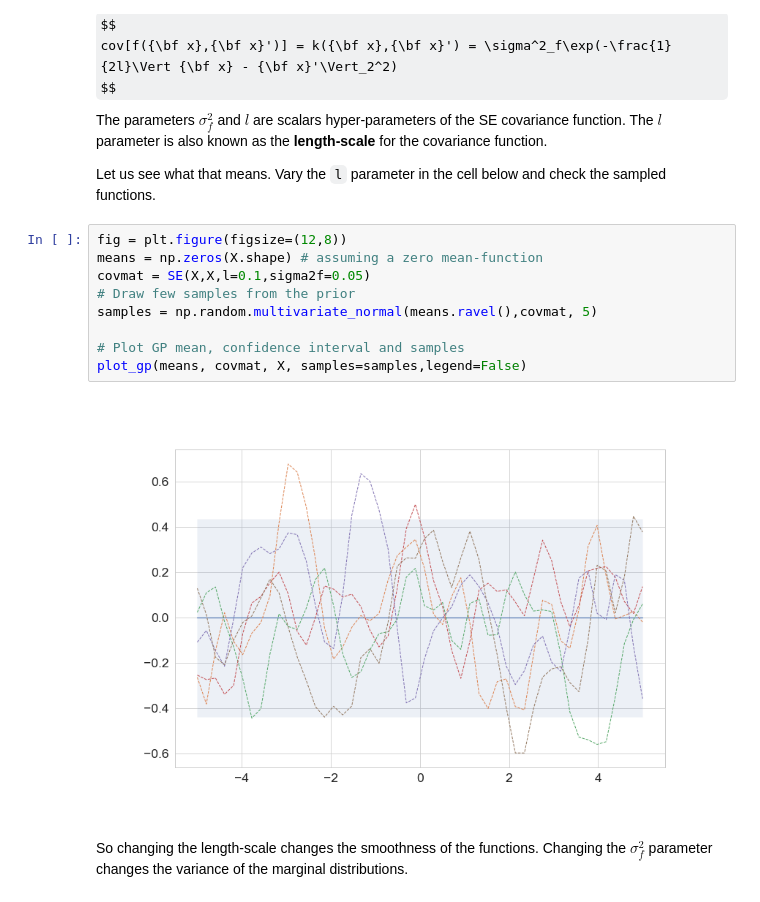
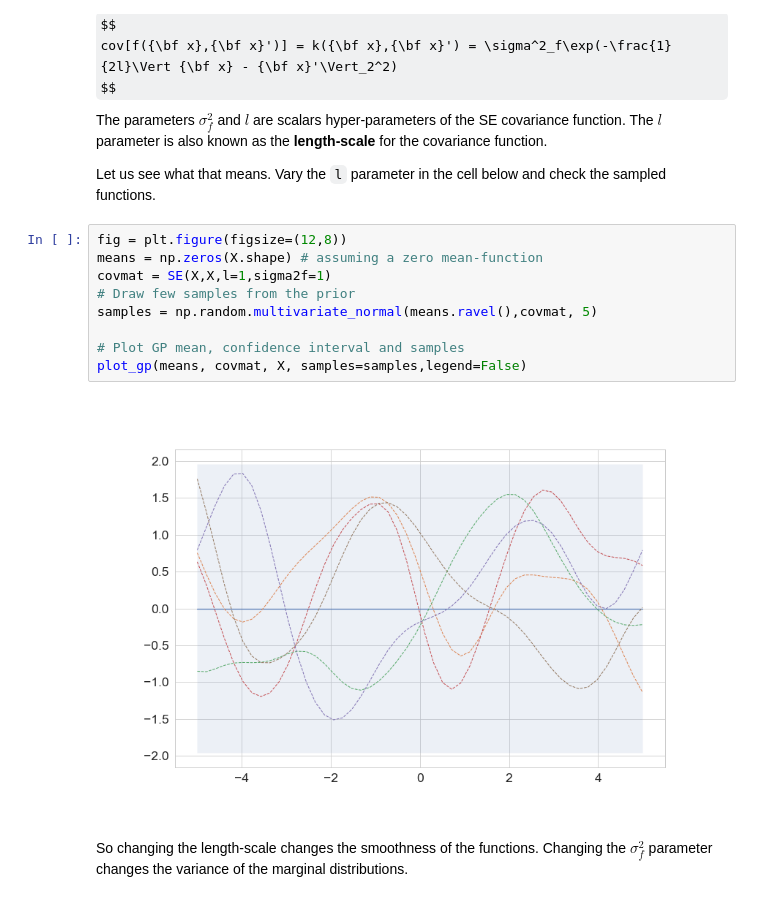
Before and after one commit to ubdsgroup/mladvanced-notebooks, a Jupyter notebook: GaussianProcesses.ipynb, the cells around one changed output. Saved outputs shown, nothing was run; the diff lists cells and outputs as text; some formulas as TeX source.

```diff
--- a/GaussianProcesses.ipynb
+++ b/GaussianProcesses.ipynb
@@ -169,14 +169,14 @@ Let us see what that means. Vary the `l` parameter in the cell below and check t
 # %%
 fig = plt.figure(figsize=(12,8))
 means = np.zeros(X.shape) # assuming a zero mean-function
-covmat = SE(X,X,l=0.1,sigma2f=0.05)
+covmat = SE(X,X,l=1,sigma2f=1)
 # Draw few samples from the prior
 samples = np.random.multivariate_normal(means.ravel(),covmat, 5)
 
 # Plot GP mean, confidence interval and samples
 plot_gp(means, covmat, X, samples=samples,legend=False)
 # %% [output]
-[figure, old version]
+[figure, new version]
 # %% [markdown]
 So changing the length-scale changes the smoothness of the functions. Changing the $\sigma_f^2$ parameter changes the variance of the marginal distributions.
 # %% [markdown]
```
Also changed, not shown: parts of 20 cells of this notebook, 1 other file.
